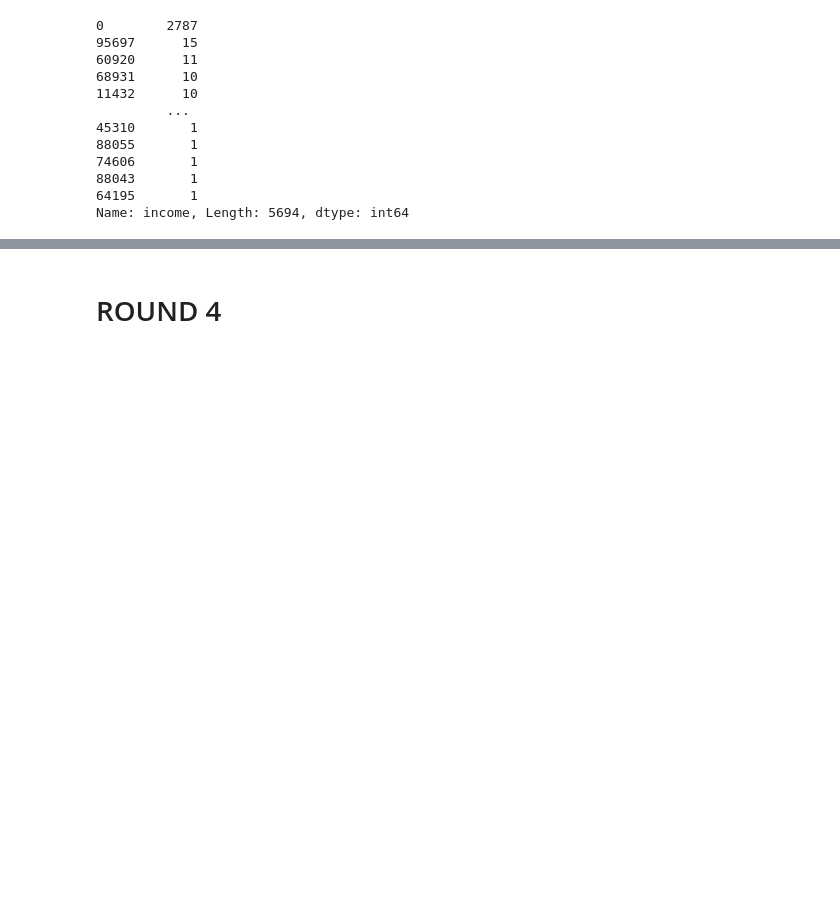
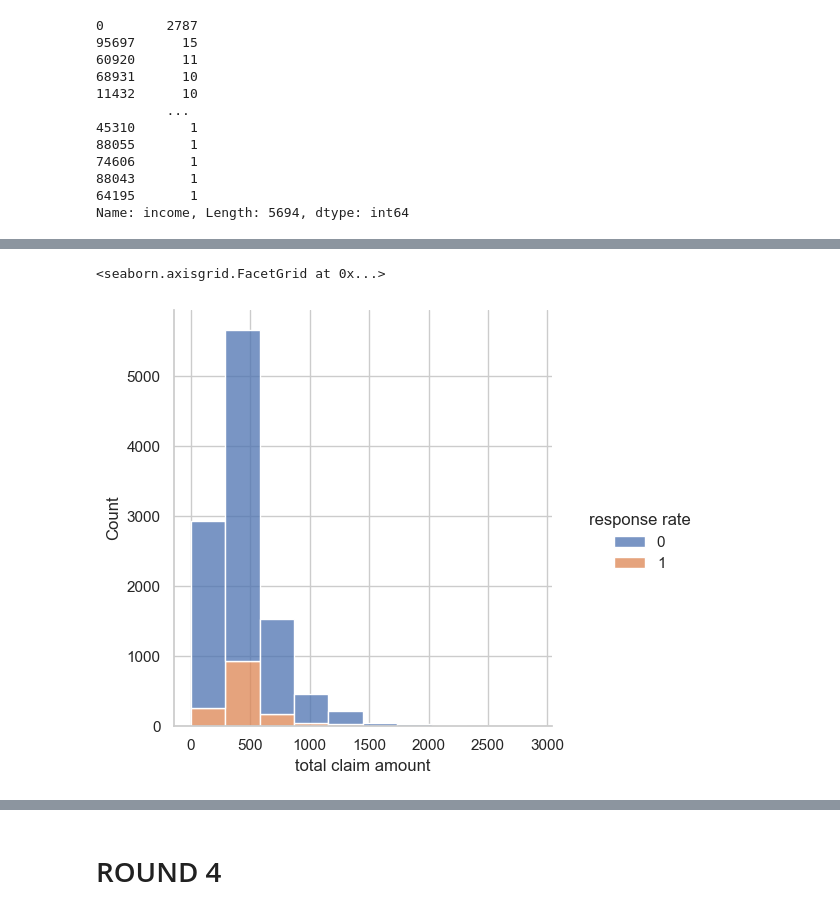
Before and after one commit to ayeshasakhawat/lab-customer-analysis-round-2, a Jupyter notebook: files_for_lab/csv_files/Customer Analysis - Round 2 & 3.ipynb, the cells around one changed output, grey strips where cells are left out. Drawn from its saved outputs; the diff is of its cells as text; code cells hidden in the pictures; blank space fills up the shorter version.

```diff
--- a/files_for_lab/csv_files/Customer Analysis - Round 2 & 3.ipynb
+++ b/files_for_lab/csv_files/Customer Analysis - Round 2 & 3.ipynb
@@ -555,3 +551,6 @@ for
 # %%
-sns.displot(data=mdata, x ="total claim amount", hue="response rate", multiple="stack", bins=8)
+sns.displot(data=mdata, x ="total claim amount", hue="response rate", multiple="stack", bins=10)
+# %% [output]
+<seaborn.axisgrid.FacetGrid at 0x...>
+[figure, added]
 # %%
```
Also changed, not shown: parts of 3 cells of this notebook.
